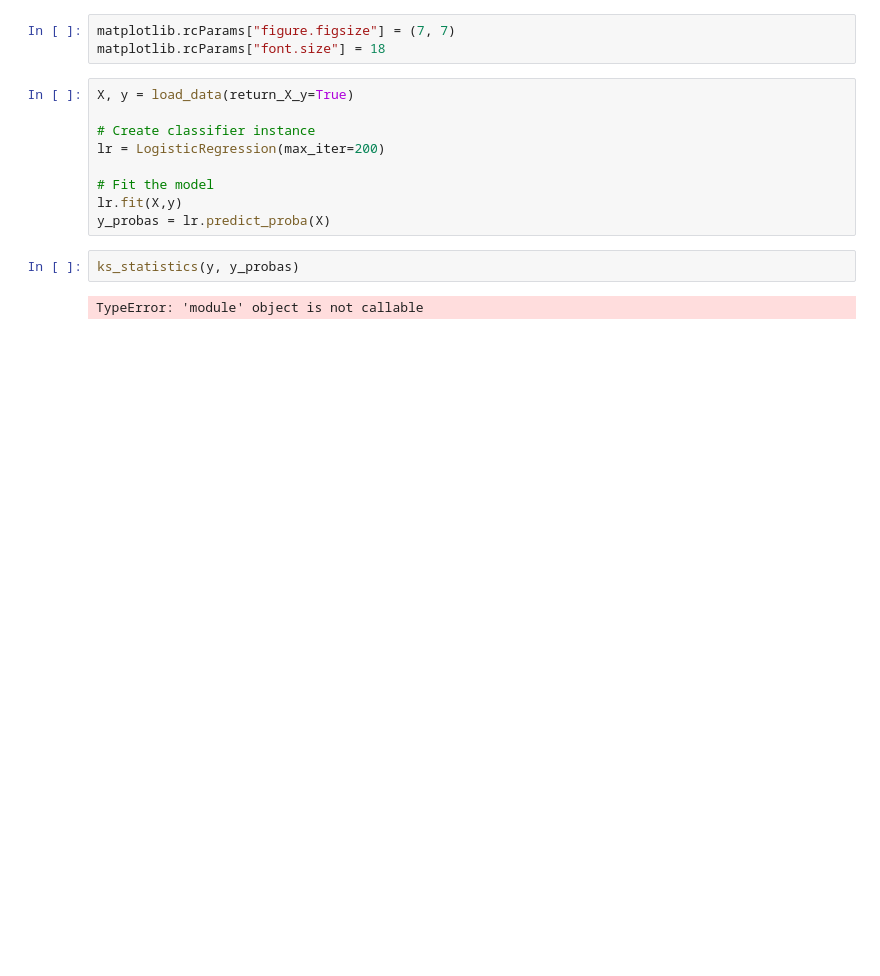
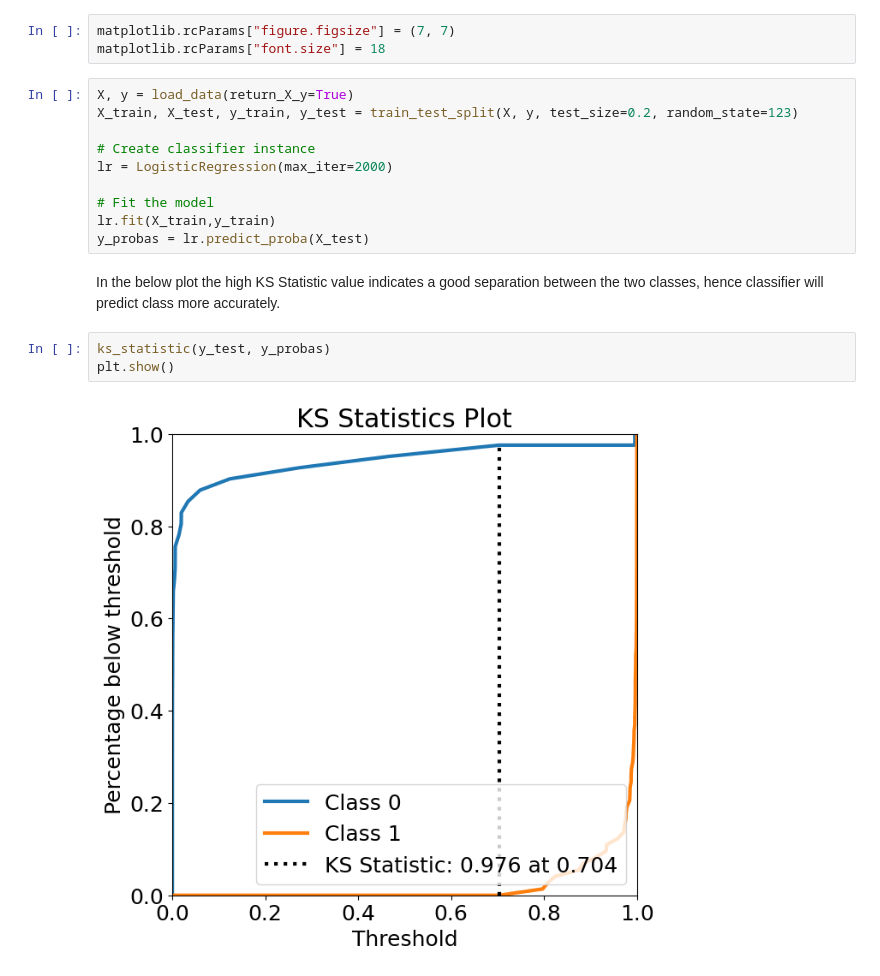
Before and after one commit to ploomber/sklearn-evaluation, a Jupyter notebook: docs/source/user_guide/ks_statistics.ipynb, the cells around one changed output. Saved outputs shown, nothing was run; the diff lists cells and outputs as text; blank space fills up the shorter version.

```diff
--- a/docs/source/user_guide/ks_statistics.ipynb
+++ b/docs/source/user_guide/ks_statistics.ipynb
@@ -18,14 +16,18 @@ matplotlib.rcParams["figure.figsize"] = (7, 7)
 matplotlib.rcParams["font.size"] = 18
 # %%
 X, y = load_data(return_X_y=True)
+X_train, X_test, y_train, y_test = train_test_split(X, y, test_size=0.2, random_state=123)
 
 # Create classifier instance
-lr = LogisticRegression(max_iter=200)
+lr = LogisticRegression(max_iter=2000)
 
 # Fit the model
-lr.fit(X,y)
-y_probas = lr.predict_proba(X)
+lr.fit(X_train,y_train)
+y_probas = lr.predict_proba(X_test)
+# %% [markdown]
+In the below plot the high KS Statistic value indicates a good separation between the two classes, hence classifier will predict class more accurately.
 # %%
-ks_statistics(y, y_probas)
+ks_statistic(y_test, y_probas)
+plt.show()
 # %% [output]
-TypeError: 'module' object is not callable
+[figure, added]
```
Also changed, not shown: parts of 6 cells of this notebook.
